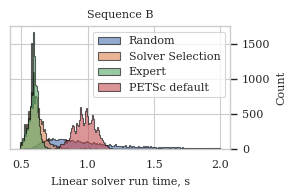
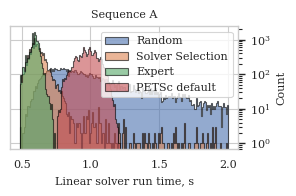
The change to this notebook cell's code, shown as a diff; its figure went from the first image to the second:
--- before
+++ after
@@ -16,8 +16,9 @@
 plt.xlabel("Linear solver run time, s")
 plt.ylabel("Count")
+plt.yscale('log')
 plt.legend()
 ax = plt.gca()
 ax.yaxis.tick_right()
 ax.yaxis.set_label_position("right")
-plt.title('Sequence B')
+plt.title('Sequence A')
 plt.tight_layout()

Commit: minor change in notebooks